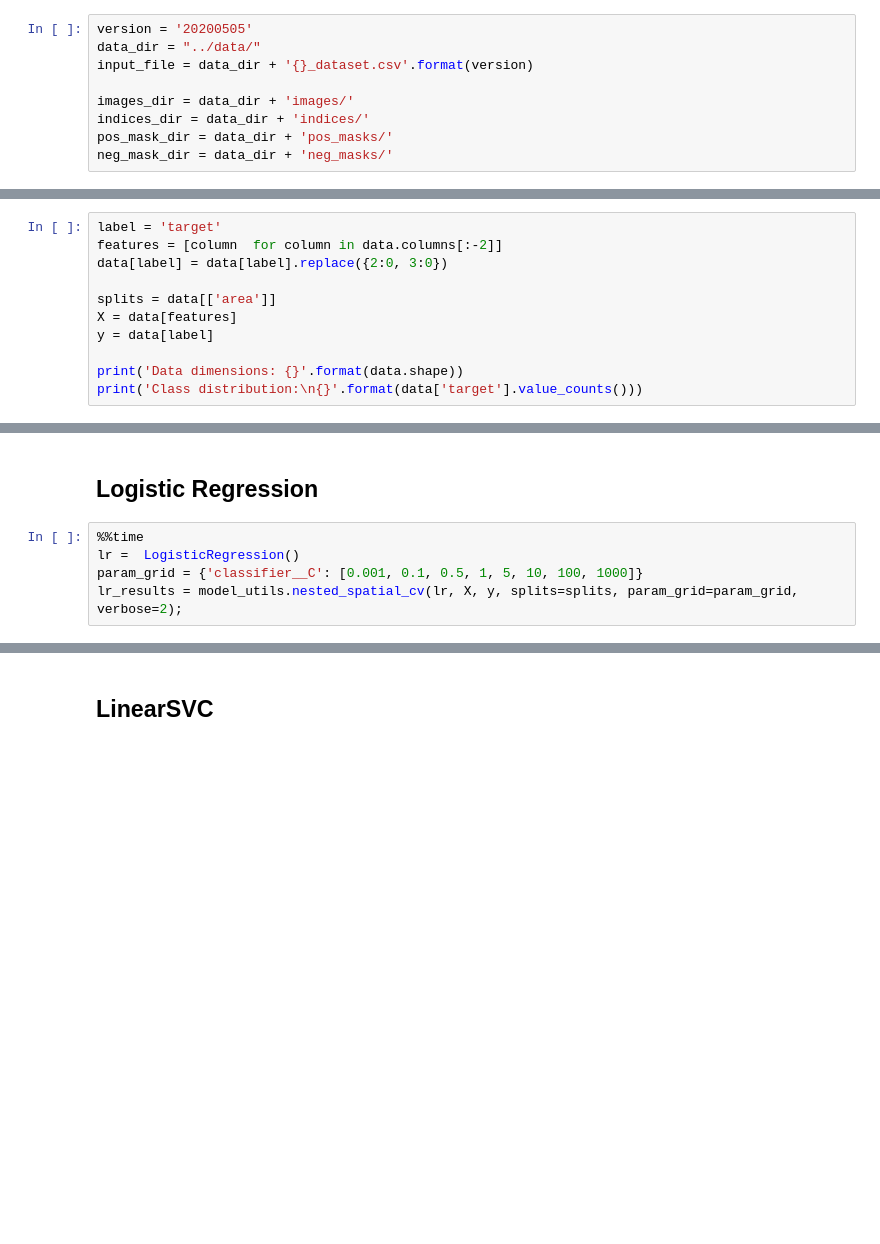
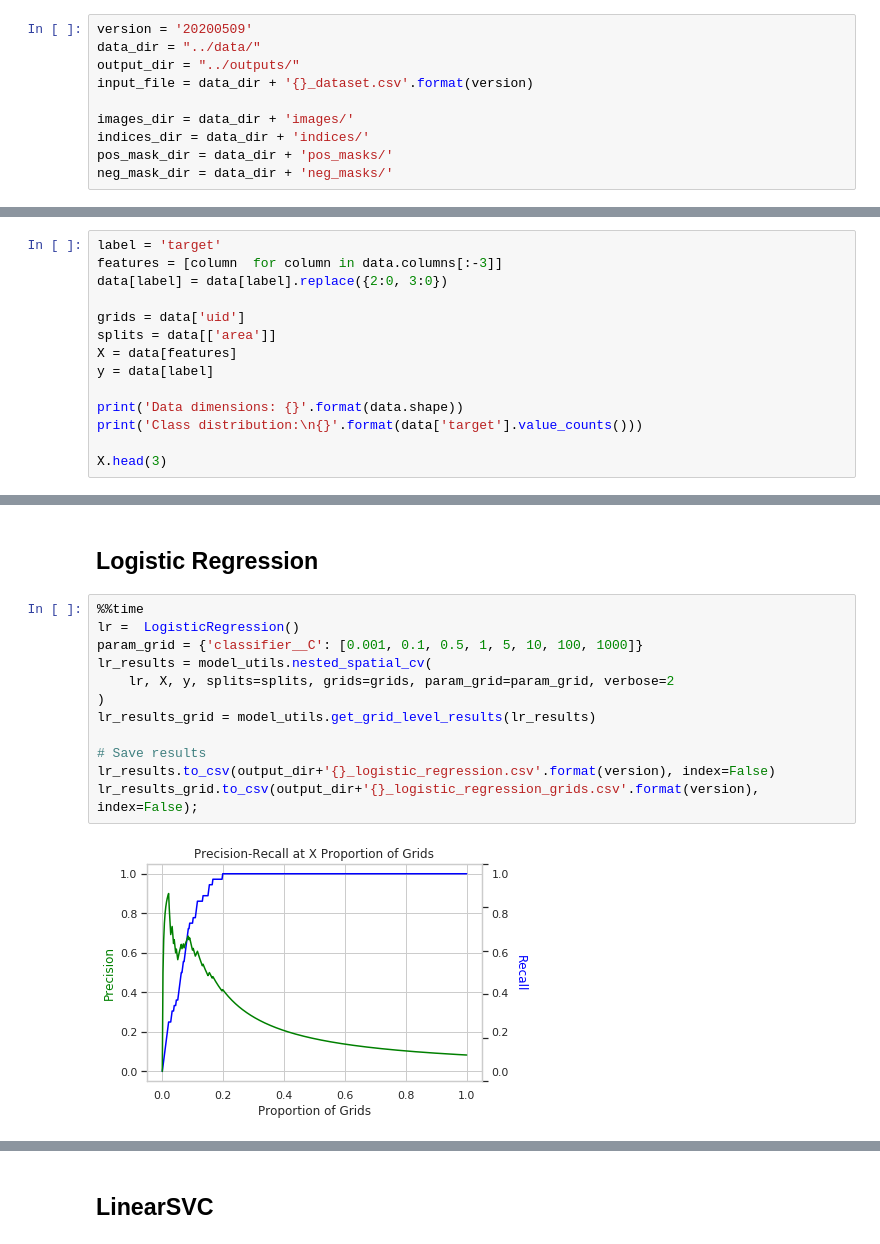
Before and after one commit to thinkingmachines/geoai-immap, a Jupyter notebook: notebooks/03_Model_Optimization.ipynb, the cells around one changed output, grey strips where cells are left out. Cells and saved outputs as stored; diff of their text form; blank space fills up the shorter version.

```diff
--- a/notebooks/03_Model_Optimization.ipynb
+++ b/notebooks/03_Model_Optimization.ipynb
@@ -29,8 +29,9 @@ SEED = 42
 # %% [markdown]
 ## File Location
 # %%
-version = '20200505'
+version = '20200509'
 data_dir = "../data/"
+output_dir = "../outputs/"
 input_file = data_dir + '{}_dataset.csv'.format(version)
 
 images_dir = data_dir + 'images/'
@@ -64,12 +81,15 @@ SEED = 42
 ## Define Features and Target Label
 # %%
 label = 'target'
-features = [column  for column in data.columns[:-2]]
+features = [column  for column in data.columns[:-3]]
 data[label] = data[label].replace({2:0, 3:0})
 
+grids = data['uid']
 splits = data[['area']]
 X = data[features]
 y = data[label]
 
 print('Data dimensions: {}'.format(data.shape))
 print('Class distribution:\n{}'.format(data['target'].value_counts()))
+
+X.head(3)
@@ -78,5 +109,14 @@ print('Class distribution:\n{}'.format(data['target'].value_counts()))
 # %%
 %%time
 lr =  LogisticRegression()
 param_grid = {'classifier__C': [0.001, 0.1, 0.5, 1, 5, 10, 100, 1000]}
-lr_results = model_utils.nested_spatial_cv(lr, X, y, splits=splits, param_grid=param_grid, verbose=2);
+lr_results = model_utils.nested_spatial_cv(
+    lr, X, y, splits=splits, grids=grids, param_grid=param_grid, verbose=2
+)
+lr_results_grid = model_utils.get_grid_level_results(lr_results)
+
+# Save results
+lr_results.to_csv(output_dir+'{}_logistic_regression.csv'.format(version), index=False)
+lr_results_grid.to_csv(output_dir+'{}_logistic_regression_grids.csv'.format(version), index=False);
+# %% [output]
+[figure, added]
```
Also changed, not shown: parts of 8 cells of this notebook, 2 other files.
